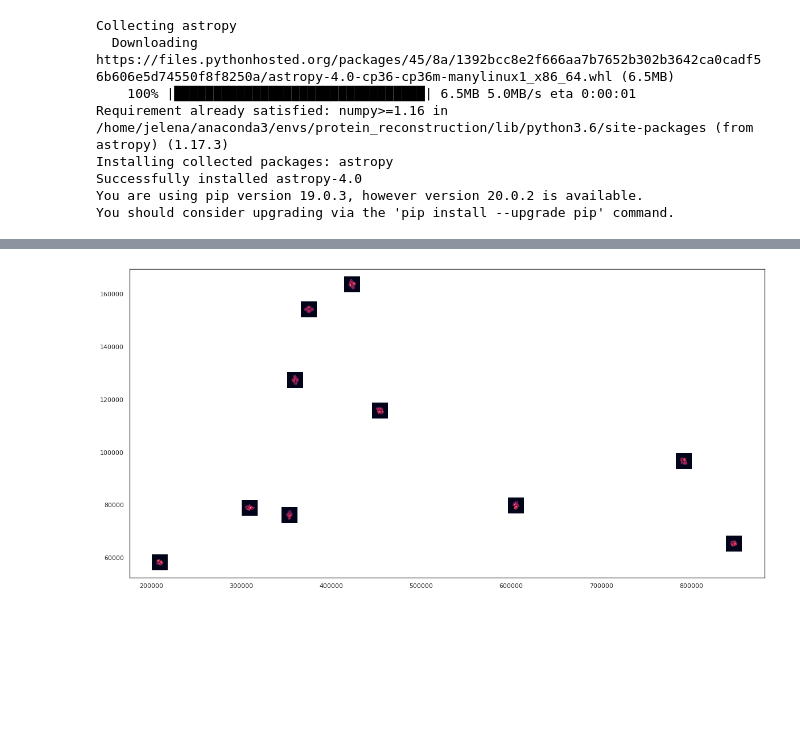
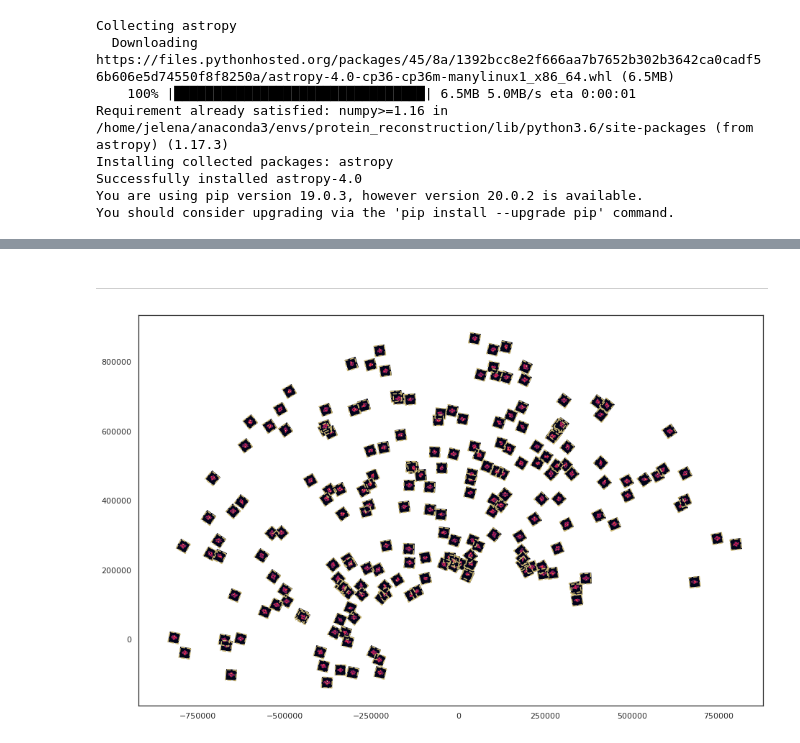
Before and after one commit to JelenaBanjac/protein-reconstruction, a Jupyter notebook: notebooks/1-phase1/visualization.ipynb, the cells around one changed output, grey strips where cells are left out. Drawn from its saved outputs; the diff is of its cells as text; code cells hidden in the pictures; blank space fills up the shorter version.

Commit message:
2d visualization

```diff
--- a/notebooks/1-phase1/visualization.ipynb
+++ b/notebooks/1-phase1/visualization.ipynb
@@ -328 +352,3 @@ VBox(children=(Figure(camera=PerspectiveCamera(fov=46.0, position=(0.0, 0.0, 2.0
+# %% [markdown]
+---
 # %%
@@ -369,4 +395,32 @@ def plot_images_equirectangular(angles_true, projections):
 # %%
-plot_images_equirectangular(angles_true, projections)
+# plot_images_equirectangular(angles_true, projections)
-# %% [output]
-[figure, removed]
+# %%
+def rotate_2d(angles, vector):
+    # create rotation matrix
+
+    c1 = np.cos(angles[0]).reshape(-1,1)
+
+    s1 = np.sin(angles[0]).reshape(-1,1)
+
+    R = np.concatenate([np.concatenate([c1, s1 ],axis=1),\
+                    np.concatenate([-s1,    c1 ],axis=1)],axis=0)
+
+    # rotate previous values
+    for i, v in enumerate(vector):
+        vector[i] = np.matmul(R,vector[i])
+
+    return vector
+
+def get_angle(_x, _y, _z):
+    # two vectors between which the angles will be calculated
+    ang_end = np.array([_x, _y, _z]).T #arr[:,6:9]
+    ang_start = np.array([1,0,0])
+
+    # make unit vector
+    ang_start = ang_start/np.linalg.norm(ang_start)
+    ang_end = ang_end/np.linalg.norm(ang_end).reshape(-1, 1)
+
+    # magnitude representing the invisible angle rotation
+    anlge = np.arccos(np.clip(np.dot(ang_start, ang_end.T), -1, 1))
+
+    return anlge
@@ -372,0 +504,4 @@ plot_images_equirectangular(angles_true, projections)
+# %%
+plot_images_equirectangular(angles_true, projections, indices=range(200), img_size_scale=30000)
+# %% [output]
+[figure, added]
```
Also changed, not shown: parts of 23 cells of this notebook.
